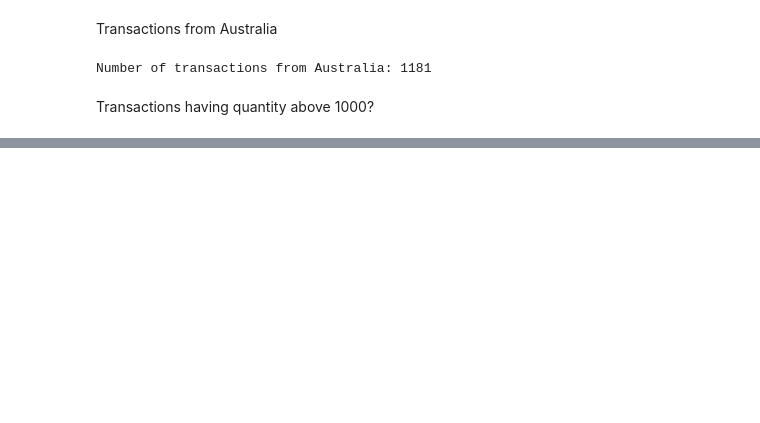
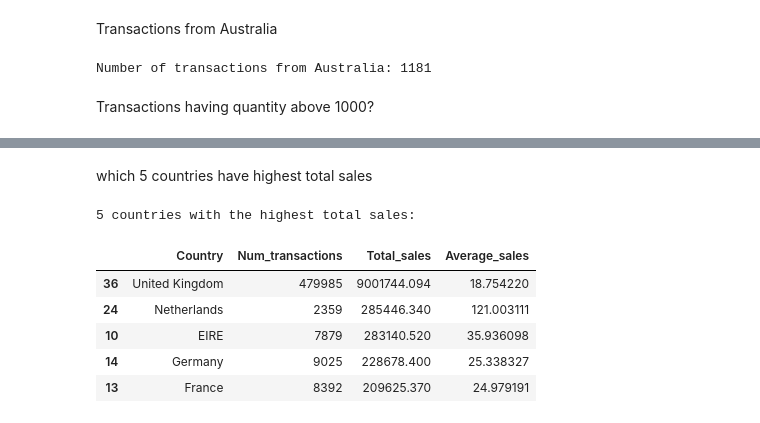
Before and after one commit to pypankj30/Rebounce-Applied-AI-and-Analytics-Codes, a Jupyter notebook: Python_301.ipynb, the cells around one changed output, grey strips where cells are left out. Saved outputs shown, nothing was run; the diff lists cells and outputs as text; code cells hidden in the pictures; blank space fills up the shorter version.

```diff
--- a/Python_301.ipynb
+++ b/Python_301.ipynb
@@ -202,0 +237,13 @@ Number of transactions having quantity above 1000: 106
+# %% [markdown]
+which 5 countries have highest total sales
+# %%
+print(f"5 countries with the highest total sales:")
+summary_table.sort_values('Total_sales', ascending=False).head(5)
+# %% [output]
+5 countries with the highest total sales:
+|  | Country | Num_transactions | Total_sales | Average_sales |
+| 36 | United Kingdom | 479985 | 9001744.094 | 18.754220 |
+| 24 | Netherlands | 2359 | 285446.340 | 121.003111 |
+| 10 | EIRE | 7879 | 283140.520 | 35.936098 |
+| 14 | Germany | 9025 | 228678.400 | 25.338327 |
+| 13 | France | 8392 | 209625.370 | 24.979191 |
```
Also changed, not shown: parts of 17 cells of this notebook.
